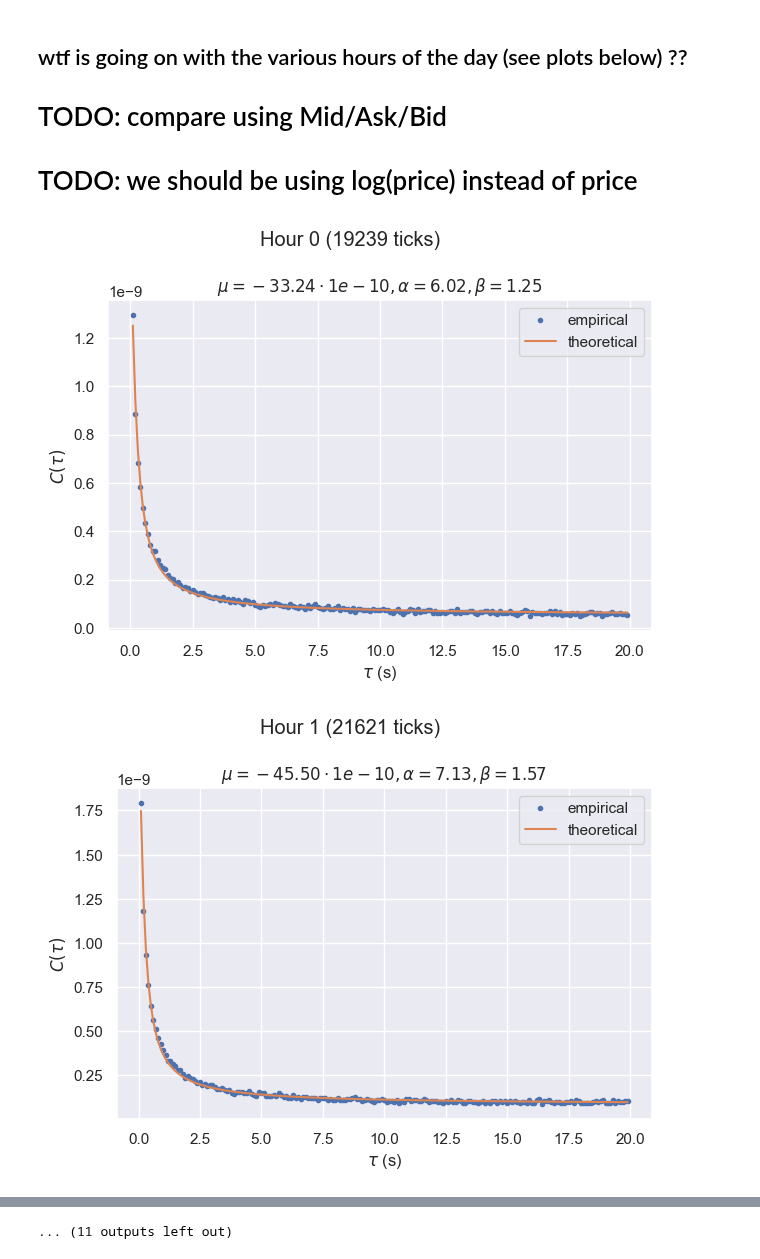
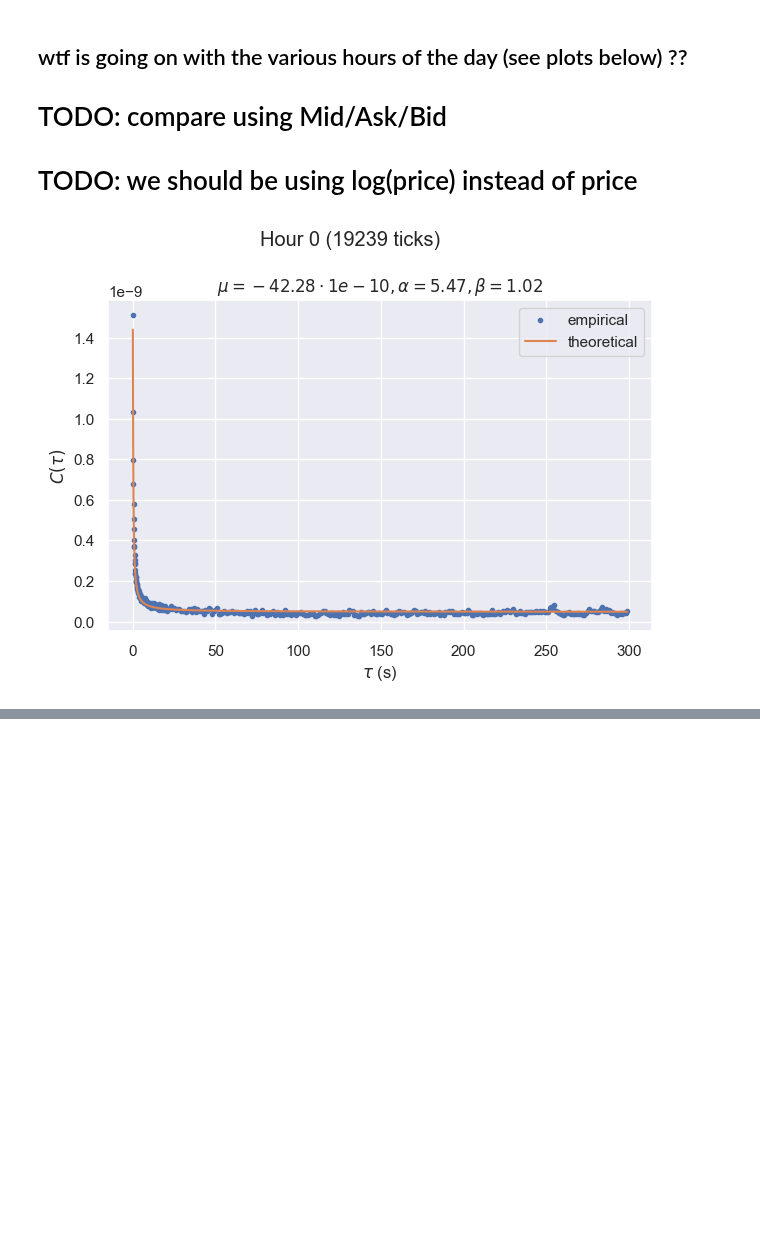
Before and after one commit to gaetanX21/hf-volatility, a Jupyter notebook: src/notebooks/clean/FX/EURUSD.ipynb, the cells around one changed output, grey strips where cells are left out. Drawn from its saved outputs; the diff is of its cells as text; code cells hidden in the pictures; blank space fills up the shorter version.

```diff
--- a/src/notebooks/clean/FX/EURUSD.ipynb
+++ b/src/notebooks/clean/FX/EURUSD.ipynb
@@ -37,34 +37,35 @@ plt.show()
    # TODO: we should be using log(price) instead of price
 # %%
 hours = oneday['Hour'].unique()
-taus = misc.range_timedelta(100, 20000, 100, 'ms')
+taus_ms = misc.range_timedelta(100, 20000, 100, 'ms')
+taus_s = misc.range_timedelta(20, 60*5, 1, 's')
+taus = pd.concat([taus_ms, taus_s])
 
-for hour in hours:
+for hour in hours[:1]:
     onehour = oneday[oneday['Hour'] == hour]
     # ts = pd.Series(onehour['Mid'].values, index=onehour['Timestamp'])
     ts = pd.Series(onehour['Ask'].values, index=onehour['Timestamp'])
 
     # TODO: compare using Mid/Ask/Bid
     # TODO: we should be using log(price) instead of price
 
     n_points = len(ts)
-    taus = misc.range_timedelta(100, 20000, 100, 'ms')
+    # taus = misc.range_timedelta(100, 20000, 100, 'ms')
     C_emp_values = [misc.C_emp(ts, tau) for tau in taus]
     theta_hat = misc.curve_calibrate(taus, C_emp_values)
     C_th_func = misc.C_th(theta_hat)
     C_th_values = [C_th_func(tau.total_seconds()) for tau in taus]
 
     plt.figure()
     plt.plot(taus.dt.total_seconds(), C_emp_values, label='empirical', ls='', marker='.')
     plt.plot(taus.dt.total_seconds(), C_th_values, label='theoretical')
     plt.xlabel(r'$\tau$ (s)')
     plt.ylabel(r'$C(\tau)$')
     plt.legend()
     plt.tight_layout()
     plt.suptitle(f'Hour {hour} ({n_points} ticks)')
     plt.title(r'$\mu={:.2f}\cdot1e-10, \alpha={:.2f}, \beta={:.2f}$'.format(1e10*theta_hat[0], theta_hat[1], theta_hat[2]))
     plt.tight_layout()
     plt.show()
 # %% [output]
-[figure, old version]
+[figure, new version]
-[figure, removed]
@@ -81 +71,0 @@ for hour in hours:
-... (11 outputs left out)
```
Also changed, not shown: parts of 1 cell of this notebook, 3 other files.
